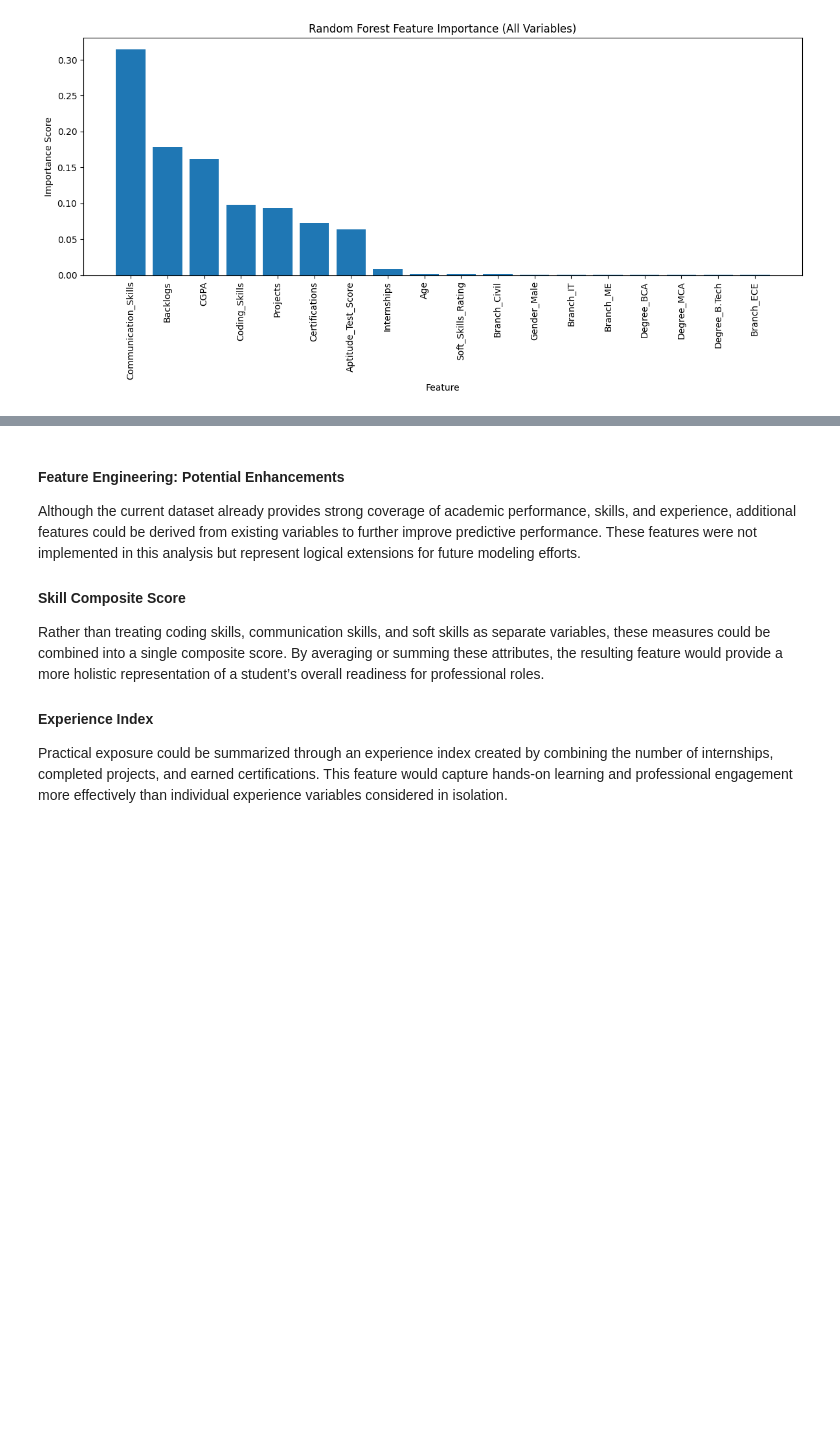
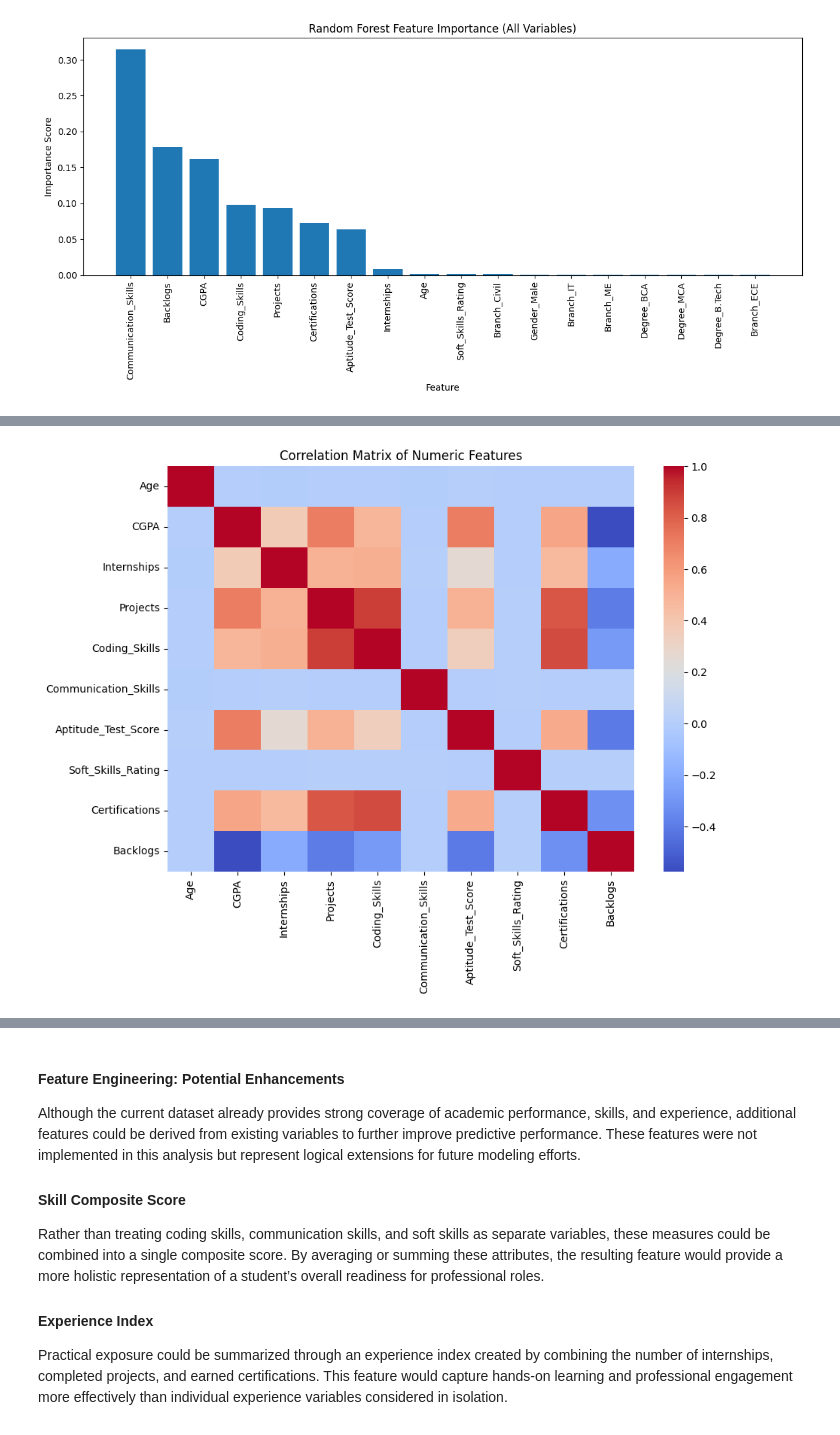
Before and after one commit to muskaanmahes/DS-7331-Term-Project, a Jupyter notebook: Lab1_Visualization_and_Data_Preprocessing/Master_Notebook.ipynb, the cells around one changed output, grey strips where cells are left out. Cells and saved outputs as stored; diff of their text form; code cells hidden in the pictures; blank space fills up the shorter version.

```diff
--- a/Lab1_Visualization_and_Data_Preprocessing/Master_Notebook.ipynb
+++ b/Lab1_Visualization_and_Data_Preprocessing/Master_Notebook.ipynb
@@ -1351,0 +1407,10 @@ Classification Report:
+# %%
+# Computing correlation matrix
+numeric_cols = [
+    "Age", "CGPA", "Internships", "Projects",
+    "Coding_Skills", "Communication_Skills",
+    "Aptitude_Test_Score", "Soft_Skills_Rating",
+    "Certifications", "Backlogs"
+]
+
+df[numeric_cols].corr()
@@ -1351,0 +1429,8 @@ Classification Report:
+# %%
+# Heat Map of the correlation matrix
+plt.figure(figsize=(10,7))
+sns.heatmap(df[numeric_cols].corr(), cmap="coolwarm")
+plt.title("Correlation Matrix of Numeric Features")
+plt.show()
+# %% [output]
+[figure, added]
```
Also changed, not shown: parts of 30 cells of this notebook.
